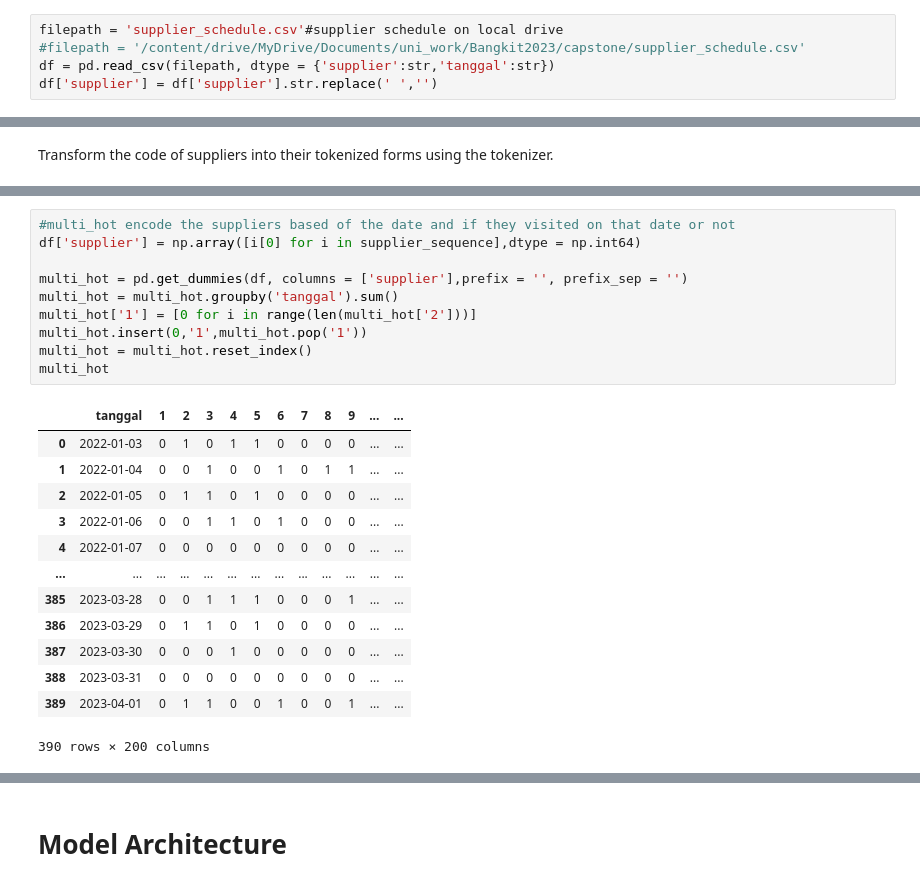
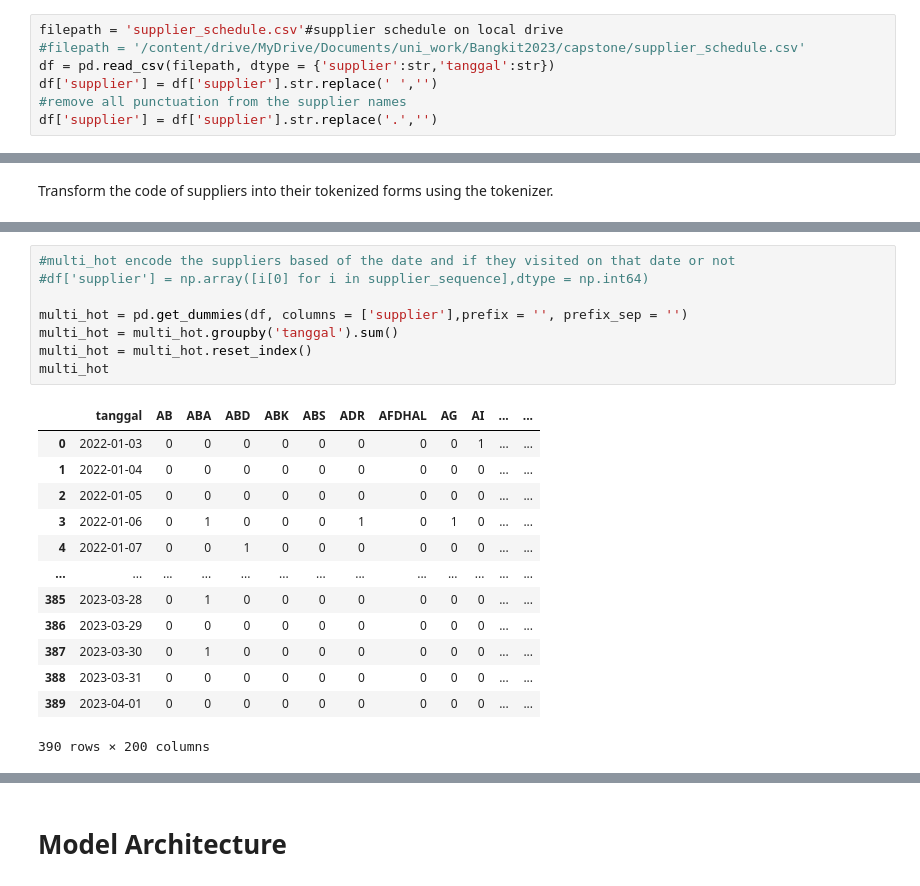
Before and after one commit to vincenta1206519/sejarah-capstone, a Jupyter notebook: ml_modeling/supplier_schedule_model.ipynb, the cells around one changed output, grey strips where cells are left out. Drawn from its saved outputs; the diff is of its cells as text.

```diff
--- a/ml_modeling/supplier_schedule_model.ipynb
+++ b/ml_modeling/supplier_schedule_model.ipynb
@@ -17,6 +17,8 @@ filepath = 'supplier_schedule.csv'#supplier schedule on local drive
 #filepath = '/content/drive/MyDrive/Documents/uni_work/Bangkit2023/capstone/supplier_schedule.csv'
 df = pd.read_csv(filepath, dtype = {'supplier':str,'tanggal':str})
 df['supplier'] = df['supplier'].str.replace(' ','')
+#remove all punctuation from the supplier names
+df['supplier'] = df['supplier'].str.replace('.','')
 # %% [markdown]
 
 # Data Transformation
@@ -49,26 +27,24 @@ print(supplier_index)
 # %%
 #multi_hot encode the suppliers based of the date and if they visited on that date or not
-df['supplier'] = np.array([i[0] for i in supplier_sequence],dtype = np.int64)
+#df['supplier'] = np.array([i[0] for i in supplier_sequence],dtype = np.int64)
 
 multi_hot = pd.get_dummies(df, columns = ['supplier'],prefix = '', prefix_sep = '')
 multi_hot = multi_hot.groupby('tanggal').sum()
-multi_hot['1'] = [0 for i in range(len(multi_hot['2']))]
-multi_hot.insert(0,'1',multi_hot.pop('1'))
 multi_hot = multi_hot.reset_index()
 multi_hot
 # %% [output]
-|  | tanggal | 1 | 2 | 3 | 4 | 5 | 6 | 7 | 8 | 9 | ... | ... |
-| 0 | 2022-01-03 | 0 | 1 | 0 | 1 | 1 | 0 | 0 | 0 | 0 | ... | ... |
-| 1 | 2022-01-04 | 0 | 0 | 1 | 0 | 0 | 1 | 0 | 1 | 1 | ... | ... |
-| 2 | 2022-01-05 | 0 | 1 | 1 | 0 | 1 | 0 | 0 | 0 | 0 | ... | ... |
-| 3 | 2022-01-06 | 0 | 0 | 1 | 1 | 0 | 1 | 0 | 0 | 0 | ... | ... |
-| 4 | 2022-01-07 | 0 | 0 | 0 | 0 | 0 | 0 | 0 | 0 | 0 | ... | ... |
+|  | tanggal | AB | ABA | ABD | ABK | ABS | ADR | AFDHAL | AG | AI | ... | ... |
+| 0 | 2022-01-03 | 0 | 0 | 0 | 0 | 0 | 0 | 0 | 0 | 1 | ... | ... |
+| 1 | 2022-01-04 | 0 | 0 | 0 | 0 | 0 | 0 | 0 | 0 | 0 | ... | ... |
+| 2 | 2022-01-05 | 0 | 0 | 0 | 0 | 0 | 0 | 0 | 0 | 0 | ... | ... |
+| 3 | 2022-01-06 | 0 | 1 | 0 | 0 | 0 | 1 | 0 | 1 | 0 | ... | ... |
+| 4 | 2022-01-07 | 0 | 0 | 1 | 0 | 0 | 0 | 0 | 0 | 0 | ... | ... |
 | ... | ... | ... | ... | ... | ... | ... | ... | ... | ... | ... | ... | ... |
-| 385 | 2023-03-28 | 0 | 0 | 1 | 1 | 1 | 0 | 0 | 0 | 1 | ... | ... |
-| 386 | 2023-03-29 | 0 | 1 | 1 | 0 | 1 | 0 | 0 | 0 | 0 | ... | ... |
-| 387 | 2023-03-30 | 0 | 0 | 0 | 1 | 0 | 0 | 0 | 0 | 0 | ... | ... |
+| 385 | 2023-03-28 | 0 | 1 | 0 | 0 | 0 | 0 | 0 | 0 | 0 | ... | ... |
+| 386 | 2023-03-29 | 0 | 0 | 0 | 0 | 0 | 0 | 0 | 0 | 0 | ... | ... |
+| 387 | 2023-03-30 | 0 | 1 | 0 | 0 | 0 | 0 | 0 | 0 | 0 | ... | ... |
 | 388 | 2023-03-31 | 0 | 0 | 0 | 0 | 0 | 0 | 0 | 0 | 0 | ... | ... |
-| 389 | 2023-04-01 | 0 | 1 | 1 | 0 | 0 | 1 | 0 | 0 | 1 | ... | ... |
+| 389 | 2023-04-01 | 0 | 0 | 0 | 0 | 0 | 0 | 0 | 0 | 0 | ... | ... |
 390 rows × 200 columns
 # %%
 #convert date to epoch
```
Also changed, not shown: parts of 12 cells of this notebook.
